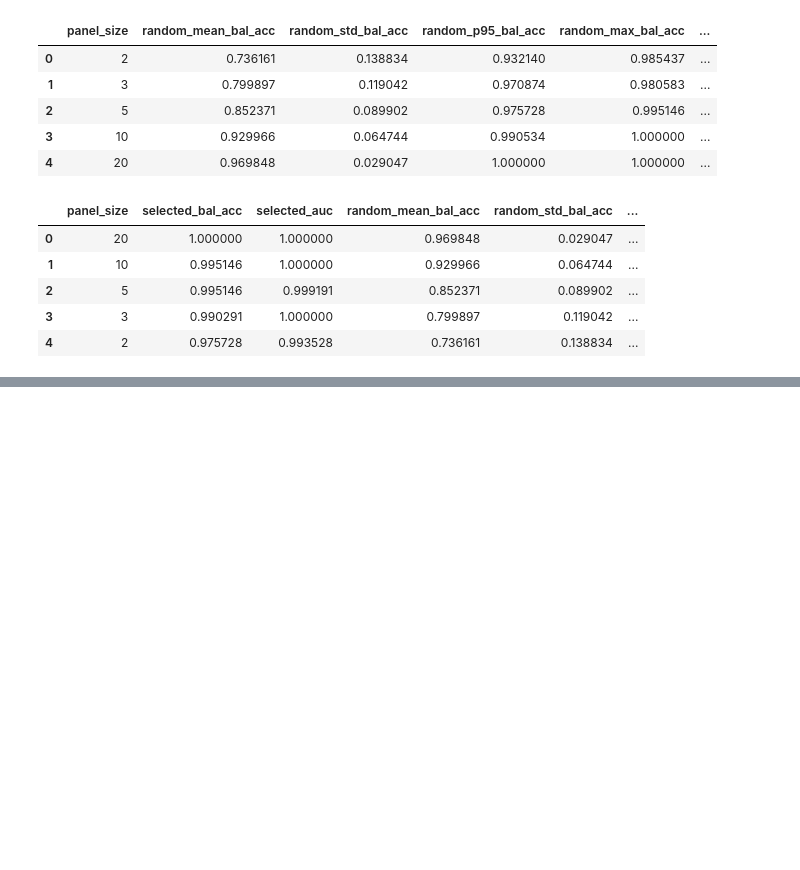
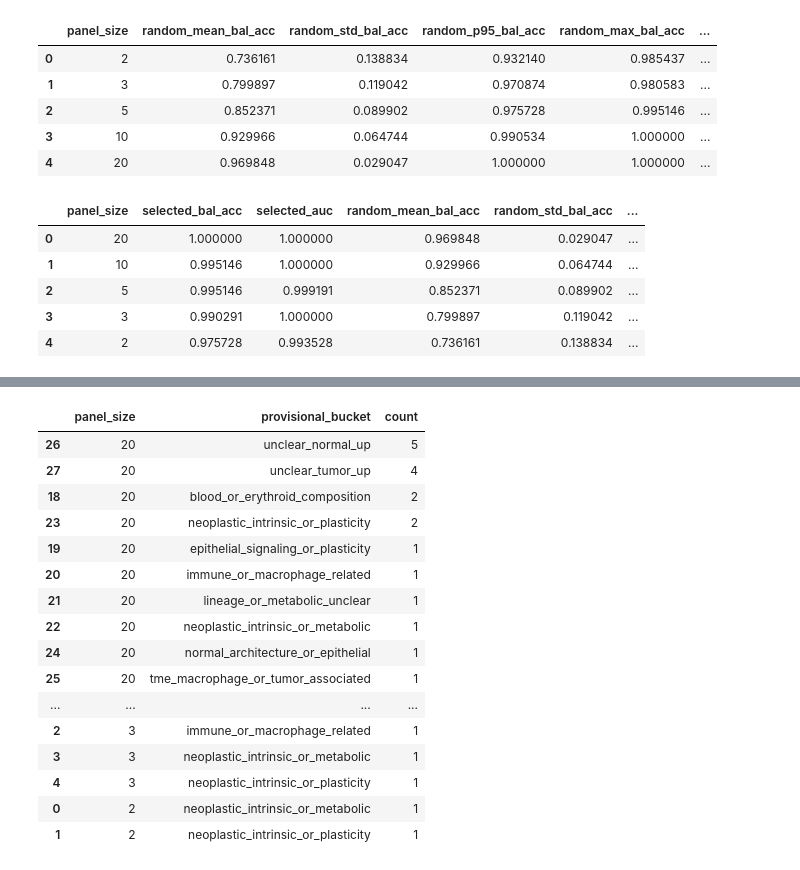
Before and after one commit to aditya-git16/cancer-lab, a Jupyter notebook: notebooks/05_unconstrained_panel_selection.ipynb, the cells around one changed output, grey strips where cells are left out. Cells and saved outputs as stored; diff of their text form; code cells hidden in the pictures; blank space fills up the shorter version.

```diff
--- a/notebooks/05_unconstrained_panel_selection.ipynb
+++ b/notebooks/05_unconstrained_panel_selection.ipynb
@@ -433,0 +486,31 @@ comparison.to_csv(
+# %%
+panel_bucket_df = panel_genes_df.copy()
+panel_bucket_df["provisional_bucket"] = panel_bucket_df["gene"].map(bucket_map)
+
+bucket_summary = (
+    panel_bucket_df
+    .groupby(["panel_size", "provisional_bucket"])
+    .size()
+    .reset_index(name="count")
+    .sort_values(["panel_size", "count"], ascending=[False, False])
+)
+
+bucket_summary
+# %% [output]
+|  | panel_size | provisional_bucket | count |
+| 26 | 20 | unclear_normal_up | 5 |
+| 27 | 20 | unclear_tumor_up | 4 |
+| 18 | 20 | blood_or_erythroid_composition | 2 |
+| 23 | 20 | neoplastic_intrinsic_or_plasticity | 2 |
+| 19 | 20 | epithelial_signaling_or_plasticity | 1 |
+| 20 | 20 | immune_or_macrophage_related | 1 |
+| 21 | 20 | lineage_or_metabolic_unclear | 1 |
+| 22 | 20 | neoplastic_intrinsic_or_metabolic | 1 |
+| 24 | 20 | normal_architecture_or_epithelial | 1 |
+| 25 | 20 | tme_macrophage_or_tumor_associated | 1 |
+| ... | ... | ... | ... |
+| 2 | 3 | immune_or_macrophage_related | 1 |
+| 3 | 3 | neoplastic_intrinsic_or_metabolic | 1 |
+| 4 | 3 | neoplastic_intrinsic_or_plasticity | 1 |
+| 0 | 2 | neoplastic_intrinsic_or_metabolic | 1 |
+| 1 | 2 | neoplastic_intrinsic_or_plasticity | 1 |
```
Also changed, not shown: parts of 4 cells of this notebook.
